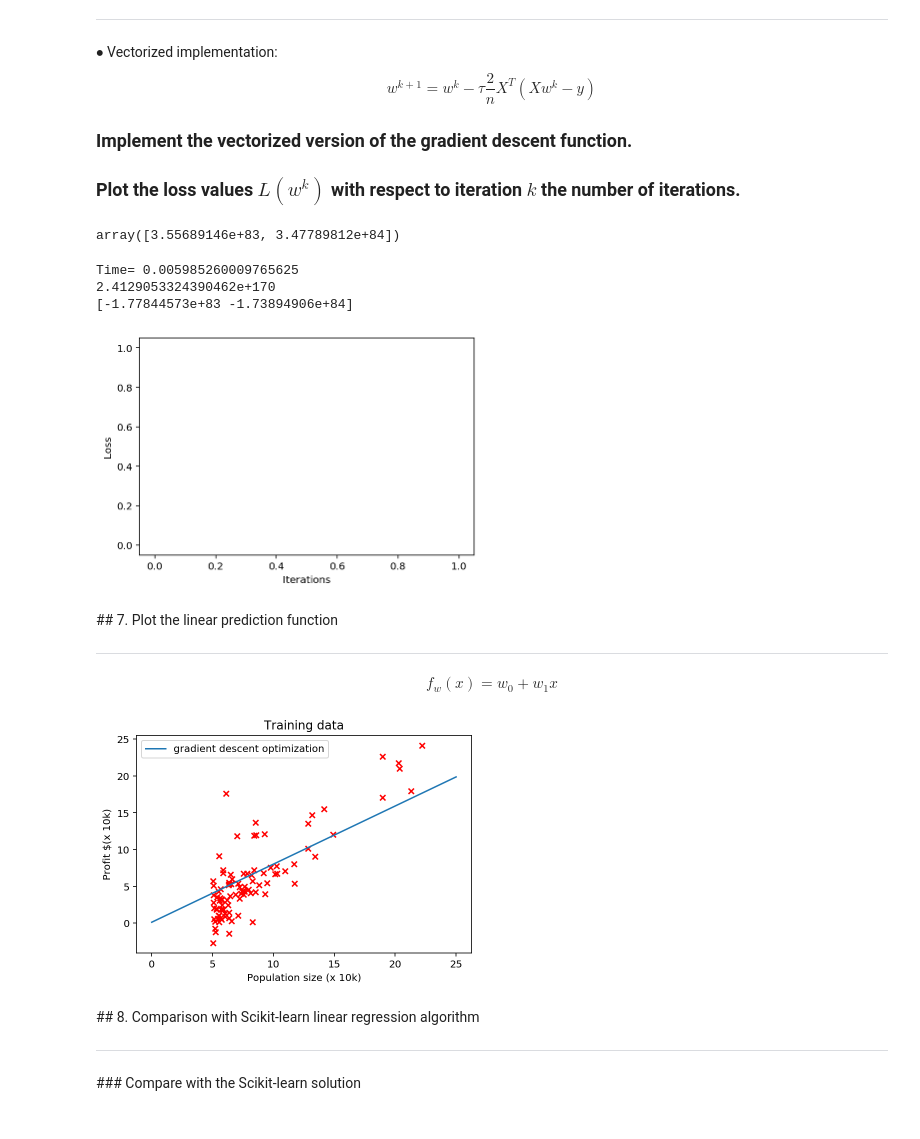
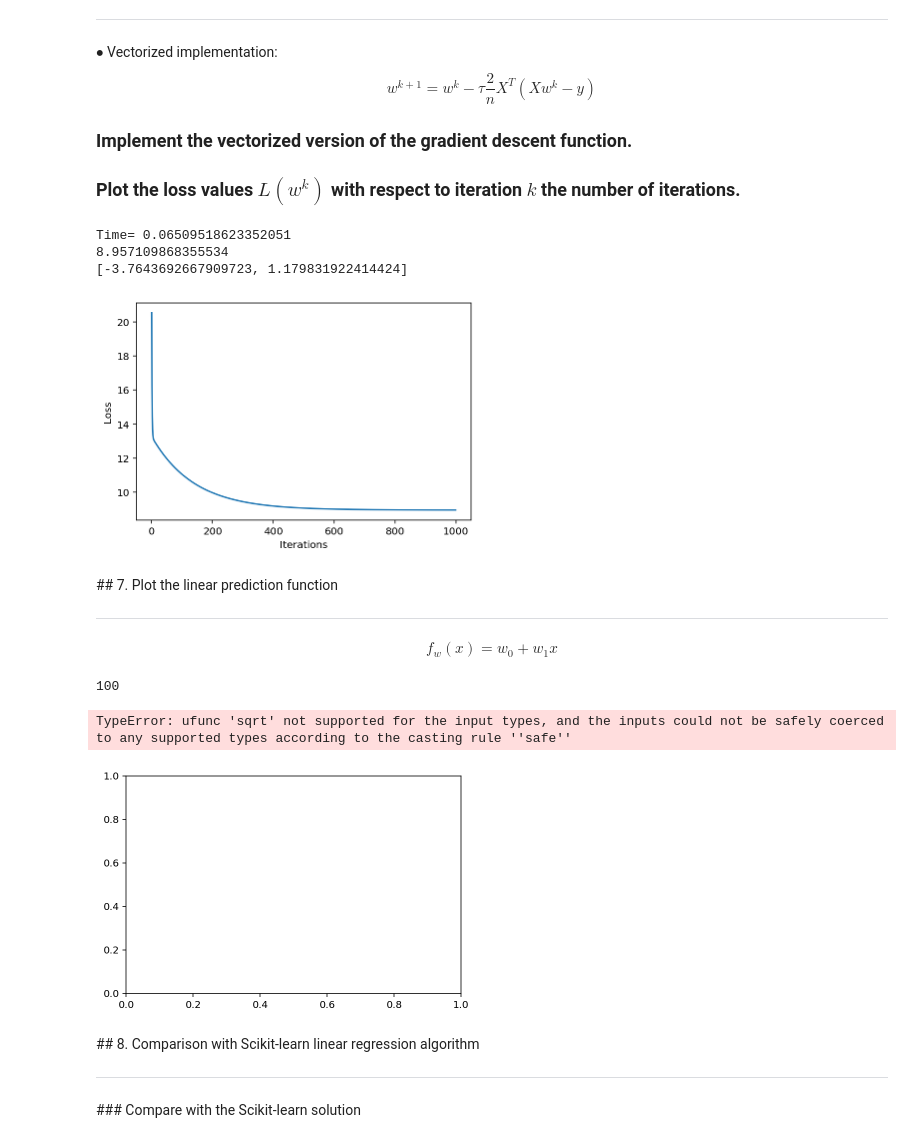
Before and after one commit to minjoong507/Machine-learning-project, a Jupyter notebook: 2week/assignment-02.ipynb, the cells around one changed output. Drawn from its saved outputs; the diff is of its cells as text; code cells hidden in the pictures.

Commit message:
grad desc 함수 완성 및 실행결과 반영

```diff
--- a/2week/assignment-02.ipynb
+++ b/2week/assignment-02.ipynb
@@ -98,16 +98,17 @@ $$
 Implement the vectorized version of the linear predictive function.
 # %%
 # construct data matrix
-bias = np.ones(len(x_train))
-X = [bias, x_train]
+X = np.ones((len(x_train), 2))
+for i in range(len(X)):
+    X[i][1] = x_train[i]
 
 # parameters vector
-w = np.random.rand(2)
+w = [1, 1]
 
 # predictive function definition
 def f_pred(X,w):
 
-    f = np.dot(w,X)
+    f = np.dot(X,w)
 
     return f
 
@@ -154,13 +159,11 @@ Implement the vectorized version of the linear regression loss function.
 # loss function definition
 def loss_mse(y_pred,y):
 
-    loss = np.sum((y - y_pred) ** 2) / len(y)
-
+    loss = np.sum((y_pred - y) ** 2) / len(y)
     return loss
 
 
 # Test loss function
 y = y_train
 y_pred = f_pred(X,w)
-
 loss = loss_mse(y_pred,y)
@@ -182,9 +193,8 @@ Implement the vectorized version of the gradient of the linear regression loss f
 # %%
 # gradient function definition
 def grad_loss(y_pred,y,X):
-    grad = [0 for i in range(2)]
-    for i in range(len(X)):
-        grad[i] = np.sum((y - y_pred) * X[i]) / len(X[i])
+
+    grad = np.dot(X.T, y_pred - y) / len(X) * 2
 
     return grad
 
@@ -208,10 +218,6 @@ $$
 ### Implement the vectorized version of the gradient descent function.
 
 ### Plot the loss values $L(w^k)$ with respect to iteration $k$ the number of iterations.
-# %%
-np.dot(tau, grad)
-# %% [output]
-array([3.55689146e+83, 3.47789812e+84])
 # %%
 # gradient descent function definition
 def grad_desc(X, y, w_init, tau, max_iter):
@@ -224,7 +230,8 @@ def grad_desc(X, y, w_init, tau, max_iter):
 
         y_pred = f_pred(X,w) # linear predicition function
         grad_f = grad_loss(y_pred, y, X) # gradient of the loss
-        w = w - tau * np.dot(tau, grad) # update rule of gradient descent
+        for j in range(len(w)):
+            w[j] = w[j] - tau * grad_f[j] # update rule of gradient descent
         L_iters[i] = loss_mse(y_pred, y) # save the current loss value
         w_iters[i] = w # save the current w value
 
@@ -233,50 +240,56 @@ def grad_desc(X, y, w_init, tau, max_iter):
 
 # run gradient descent algorithm
 start = time.time()
-w_init = np.random.randn(2)
+w_init = [1, 1]
 tau = 0.01
-max_iter = 50
+max_iter = 1000
 
-w, L_iters, w_iters = grad_desc(X,y,w_init,tau,max_iter)
+w, L_iters, w_iters = grad_desc(X, y, w_init, tau, max_iter)
 
 print('Time=',time.time() - start) # plot the computational cost
 print(L_iters[-1] ) # plot the last value of the loss
-print(w ) # plot the last value of the parameter w
+print(w) # plot the last value of the parameter w
 
 
 # plot
 plt.figure(2)
-plt.plot() # plot the loss curve
+plt.plot([i for i in range(len(L_iters))], L_iters) # plot the loss curve
 plt.xlabel('Iterations')
 plt.ylabel('Loss')
 plt.show()
 # %% [output]
-Time= 0.005985260009765625
-2.4129053324390462e+170
-[-1.77844573e+83 -1.73894906e+84]
+Time= 0.06509518623352051
+8.957109868355534
+[-3.7643692667909723, 1.179831922414424]
-[figure, old version]
+[figure, new version]
 # %% [markdown]
 ## 7. Plot the linear prediction function
 <hr>
 $$
 f_w(x) = w_0 + w_1 x
 $$
+# %%
+x_pred = np.linspace(0,25,100) # define the domain of the prediction function
+y_pred = x_pred * w[1] + w[0]
+len(x_pred)
+# %% [output]
+100
 # %%
 # linear regression model
 x_pred = np.linspace(0,25,100) # define the domain of the prediction function
-y_pred = # compute the prediction values within the given domain x_pred
-
+y_pred = x_pred * w[1] + w[0]
 # plot
 plt.figure(3)
-plt.scatter( )
-plt.plot( )
+plt.scatter(x_train, y_train, c='r',s = 'C')
+plt.plot(x_pred, y_pred, label ='gradient descent optimization' )
 plt.legend(loc='best')
 plt.title('Training data')
 plt.xlabel('Population size (x 10k)')
 plt.ylabel('Profit $(x 10k)')
 plt.show()
 # %% [output]
+TypeError: ufunc 'sqrt' not supported for the input types, and the inputs could not be safely coerced to any supported types according to the casting rule ''safe''
-[figure, old version]
+[figure, new version]
 # %% [markdown]
 ## 8. Comparison with Scikit-learn linear regression algorithm
 <hr>
```
Also changed, not shown: parts of 4 cells of this notebook.
